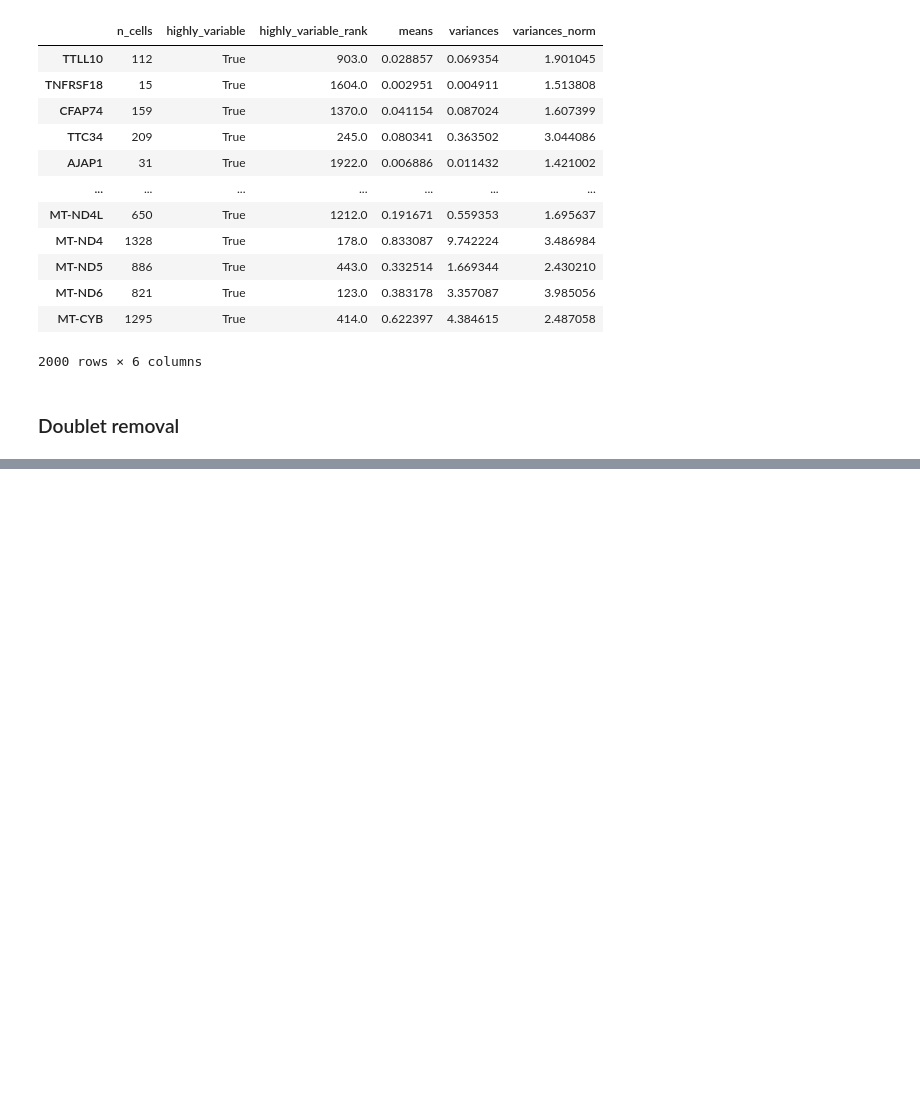
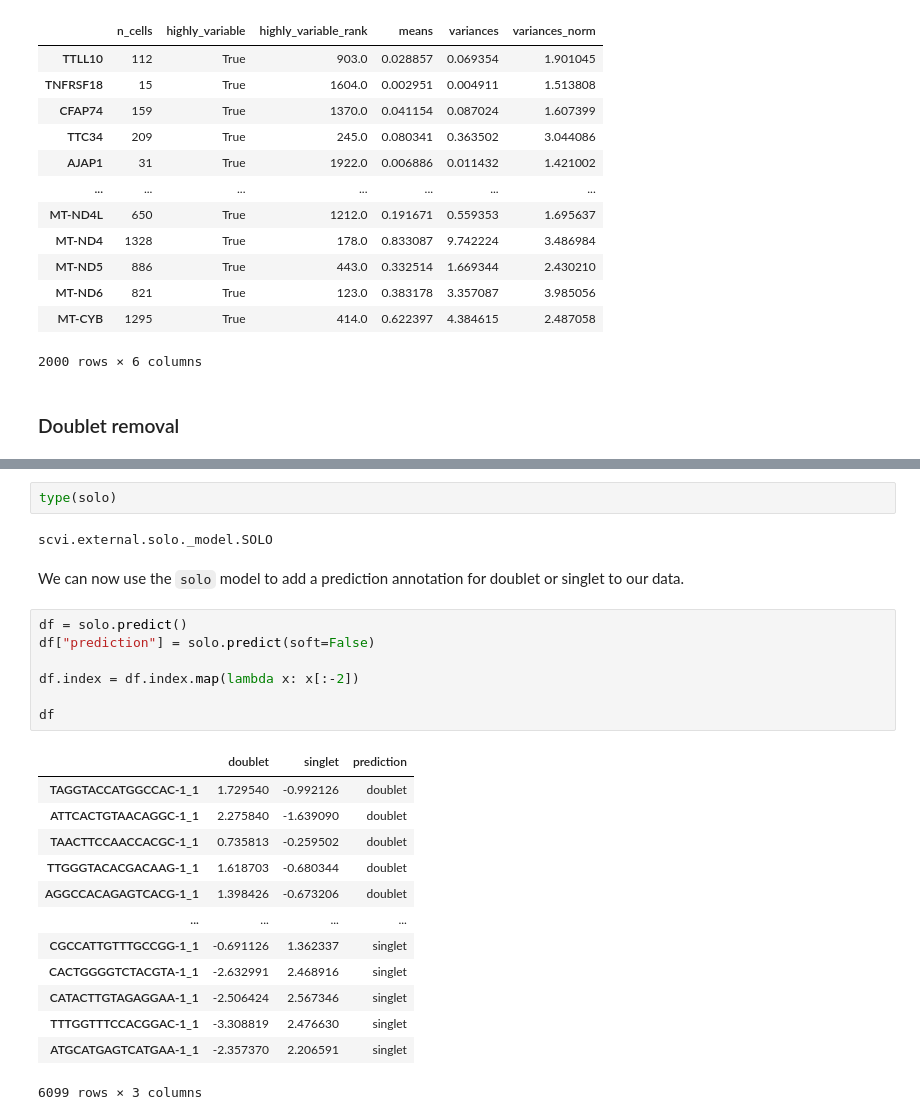
Before and after one commit to cameronraysmith/sc, a Jupyter notebook: source/02-analysis-review.ipynb, the cells around one changed output, grey strips where cells are left out. Saved outputs shown, nothing was run; the diff lists cells and outputs as text; blank space fills up the shorter version.

```diff
--- a/source/02-analysis-review.ipynb
+++ b/source/02-analysis-review.ipynb
@@ -327,0 +415,27 @@ adata.var
+# %%
+type(solo)
+# %% [output]
+scvi.external.solo._model.SOLO
+# %% [markdown]
+We can now use the `solo` model to add a prediction annotation for doublet or singlet to our data.
+# %%
+df = solo.predict()
+df["prediction"] = solo.predict(soft=False)
+
+df.index = df.index.map(lambda x: x[:-2])
+
+df
+# %% [output]
+|  | doublet | singlet | prediction |
+| TAGGTACCATGGCCAC-1_1 | 1.729540 | -0.992126 | doublet |
+| ATTCACTGTAACAGGC-1_1 | 2.275840 | -1.639090 | doublet |
+| TAACTTCCAACCACGC-1_1 | 0.735813 | -0.259502 | doublet |
+| TTGGGTACACGACAAG-1_1 | 1.618703 | -0.680344 | doublet |
+| AGGCCACAGAGTCACG-1_1 | 1.398426 | -0.673206 | doublet |
+| ... | ... | ... | ... |
+| CGCCATTGTTTGCCGG-1_1 | -0.691126 | 1.362337 | singlet |
+| CACTGGGGTCTACGTA-1_1 | -2.632991 | 2.468916 | singlet |
+| CATACTTGTAGAGGAA-1_1 | -2.506424 | 2.567346 | singlet |
+| TTTGGTTTCCACGGAC-1_1 | -3.308819 | 2.476630 | singlet |
+| ATGCATGAGTCATGAA-1_1 | -2.357370 | 2.206591 | singlet |
+6099 rows × 3 columns
```
Also changed, not shown: parts of 44 cells of this notebook, 2 other files.
